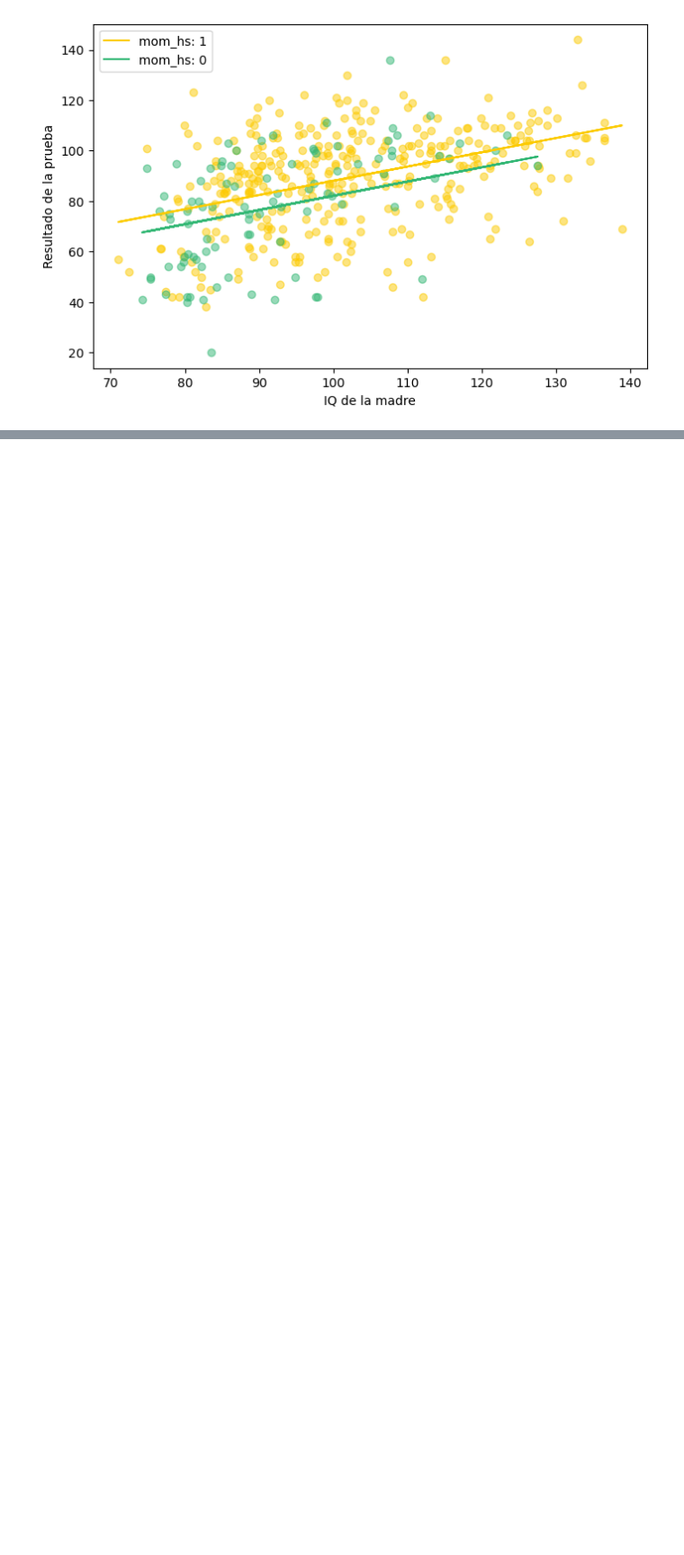
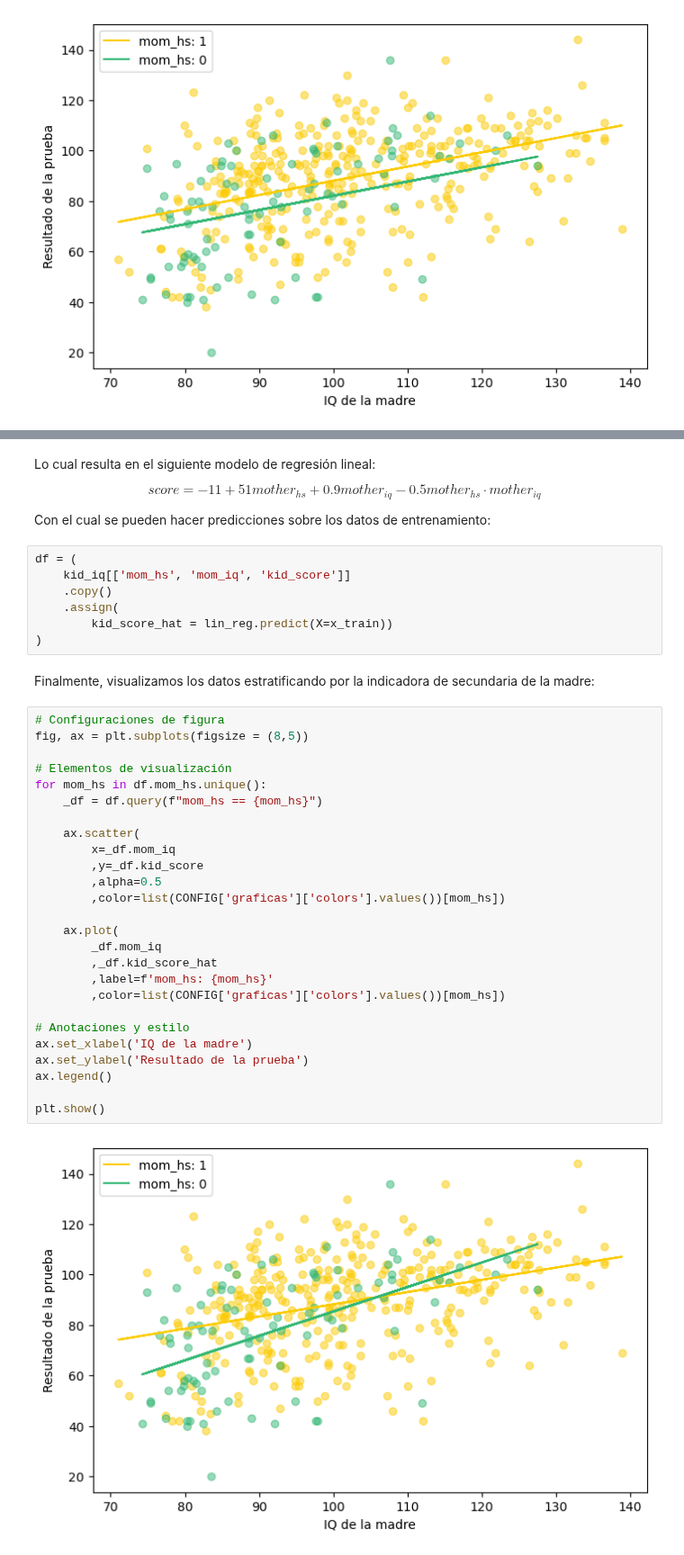
Before and after one commit to CAMM961001/bayesian_analysis, a Jupyter notebook: notebooks/03_regresion_lineal.ipynb, the cells around one changed output, grey strips where cells are left out. Shown at 90% size. Drawn from its saved outputs; the diff is of its cells as text; blank space fills up the shorter version.

Commit message:
Sección de interacciones entre variables

```diff
--- a/notebooks/03_regresion_lineal.ipynb
+++ b/notebooks/03_regresion_lineal.ipynb
@@ -240,0 +271,43 @@ La forma de interpretarlo entonces es la siguiente:
+# %% [markdown]
+Lo cual resulta en el siguiente modelo de regresión lineal:
+
+$$score = -11 + 51 mother_{hs} + 0.9 mother_{iq} - 0.5 mother_{hs}\cdot mother_{iq}$$
+
+Con el cual se pueden hacer predicciones sobre los datos de entrenamiento:
+# %%
+df = (
+    kid_iq[['mom_hs', 'mom_iq', 'kid_score']]
+    .copy()
+    .assign(
+        kid_score_hat = lin_reg.predict(X=x_train))
+)
+# %% [markdown]
+Finalmente, visualizamos los datos estratificando por la indicadora de secundaria de la madre:
+# %%
+# Configuraciones de figura
+fig, ax = plt.subplots(figsize = (8,5))
+
+# Elementos de visualización
+for mom_hs in df.mom_hs.unique():
+    _df = df.query(f"mom_hs == {mom_hs}")
+
+    ax.scatter(
+        x=_df.mom_iq
+        ,y=_df.kid_score
+        ,alpha=0.5
+        ,color=list(CONFIG['graficas']['colors'].values())[mom_hs])
+
+    ax.plot(
+        _df.mom_iq
+        ,_df.kid_score_hat
+        ,label=f'mom_hs: {mom_hs}'
+        ,color=list(CONFIG['graficas']['colors'].values())[mom_hs])
+
+# Anotaciones y estilo
+ax.set_xlabel('IQ de la madre')
+ax.set_ylabel('Resultado de la prueba')
+ax.legend()
+
+plt.show()
+# %% [output]
+[figure, added]
```
Also changed, not shown: parts of 4 cells of this notebook.
